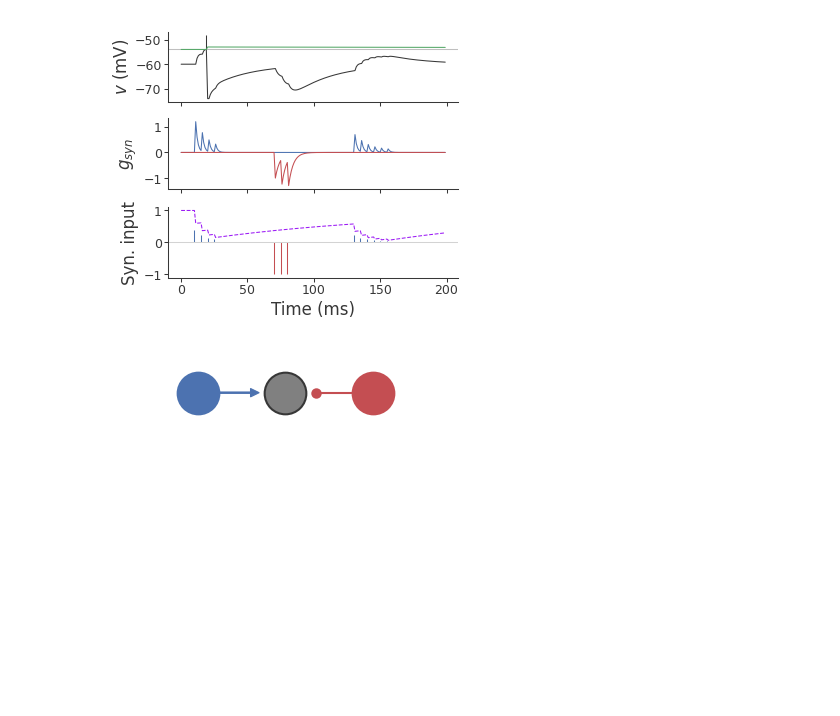
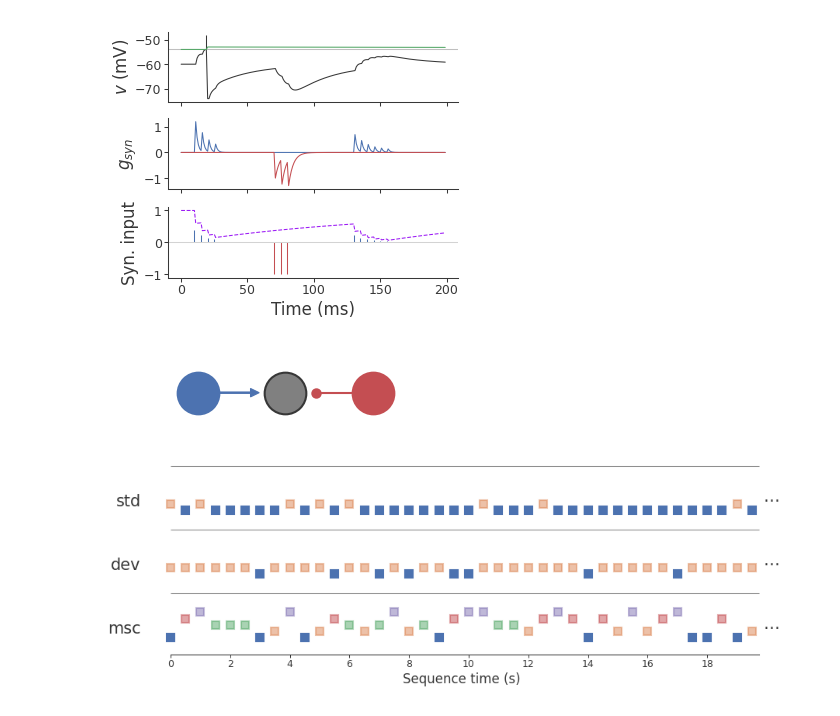
Before and after one commit to kernfel/plasticity-synergy-deviance-detection-history, a Jupyter notebook: Fig1-structure.ipynb, the cells around one changed output. Cells and saved outputs as stored; diff of their text form; code cells hidden in the pictures; blank space fills up the shorter version.

```diff
--- a/Fig1-structure.ipynb
+++ b/Fig1-structure.ipynb
@@ -183,4 +184,40 @@ fig, ax = plt.subplots(figsize=(3,.5), dpi=150)
 illustration(ax, 2)
 # %% [output]
 [figure]
+# %%
+seq_params = dict(
+    sequence_length = 5,
+    sequence_count = 8,
+    N_stimuli=5,
+    fully_random_oddball=True,
+    fully_random_msc=True
+)
+rng = np.random.default_rng(12345678)
+sequences = {
+    'msc': inputs.create_MSC(None, seq_params, rng),
+    'dev': inputs.create_oddball(None, seq_params, 1, 0, rng),
+    'std': inputs.create_oddball(None, seq_params, 0, 1, rng),
+}
+# %%
+n = seq_params['sequence_length']*seq_params['sequence_count']
+def panel_paradigm(ax):
+    for y, (label, seq) in enumerate(sequences.items()):
+        y = .5*y
+        for x, c in enumerate(seq):
+            plt.plot(x, y-.07+.05*c, 's', ms=5, c=f'C{c}', alpha=.5 if c else 1)
+        ax.hlines(y+.28, 0, n-.5, color='grey')
+        plt.text(-.05*n, y, label, va='center', ha='right')
+        plt.text(n-.25, y, '…')
+    ax.set_xticks(*zip(*[(i, i//2) for i in range(0, n, 4)]))
+    ax.set_xlabel('Sequence time (s)')
+    ax.spines['bottom'].set_bounds(0, n-.5)
+    ax.set_yticks([])
+    ax.set_ylim(-.2, 1.3)
+    ax.set_xlim(-3, n+2)
+    sns.despine(ax=ax, left=True)
+
+fig, ax = plt.subplots(figsize=(6,2), constrained_layout=True, dpi=150)
+panel_paradigm(ax)
+# %% [output]
+[figure, added]
 # %%
```
Also changed, not shown: parts of 6 cells of this notebook, 1 other file.
